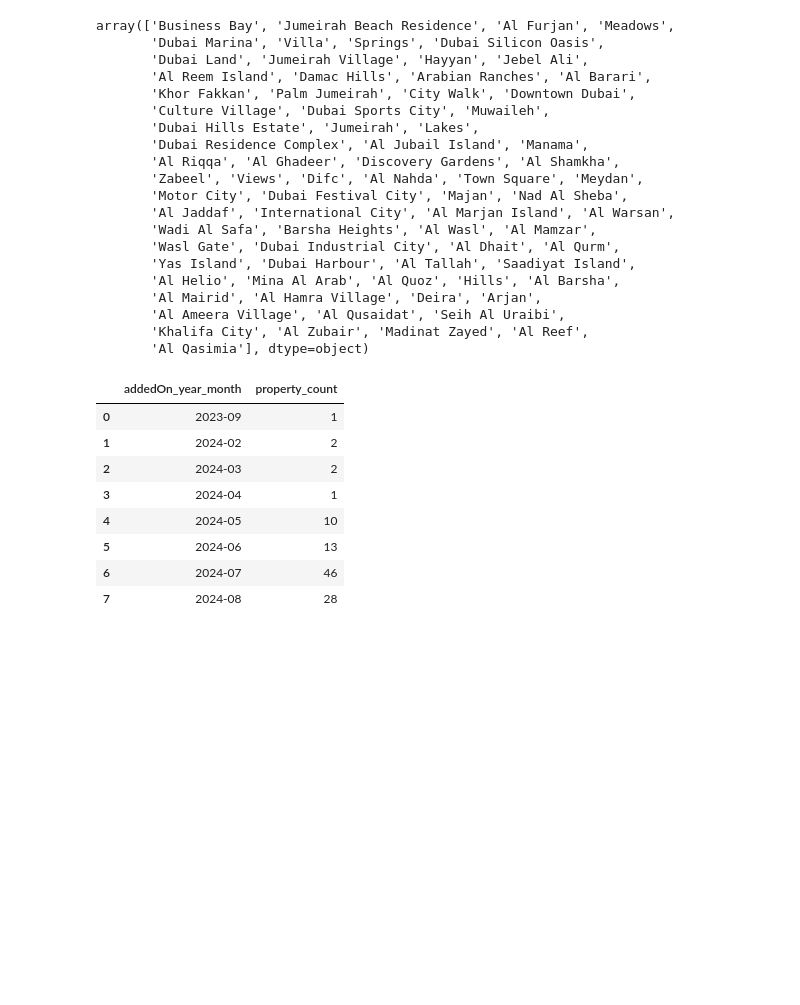
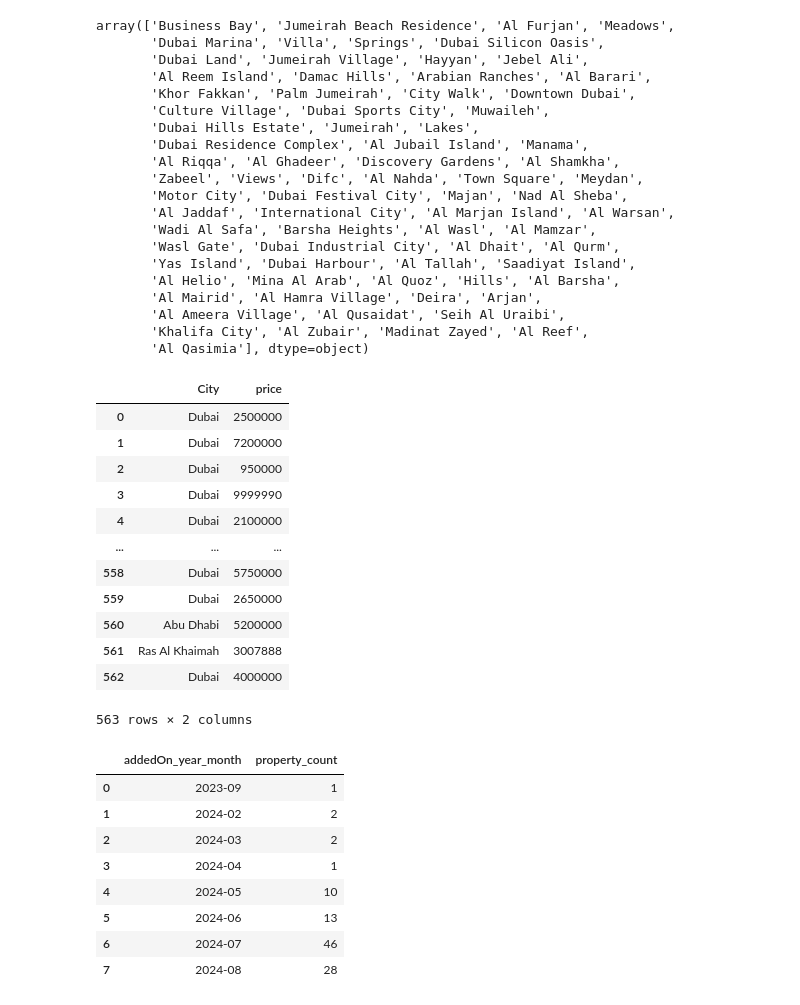
Before and after one commit to SergAnuf/AI_DUBAI_CRYPTO_CLOUD, a Jupyter notebook: notebooks/agent_with_tools.ipynb, the cells around one changed output. Drawn from its saved outputs; the diff is of its cells as text; code cells hidden in the pictures; blank space fills up the shorter version.

```diff
--- a/notebooks/agent_with_tools.ipynb
+++ b/notebooks/agent_with_tools.ipynb
@@ -148,3 +61,19 @@ array(['Business Bay', 'Jumeirah Beach Residence', 'Al Furjan', 'Meadows',
+# %%
+data_cities
+# %% [output]
+|  | City | price |
+| 0 | Dubai | 2500000 |
+| 1 | Dubai | 7200000 |
+| 2 | Dubai | 950000 |
+| 3 | Dubai | 9999990 |
+| 4 | Dubai | 2100000 |
+| ... | ... | ... |
+| 558 | Dubai | 5750000 |
+| 559 | Dubai | 2650000 |
+| 560 | Abu Dhabi | 5200000 |
+| 561 | Ras Al Khaimah | 3007888 |
+| 562 | Dubai | 4000000 |
+563 rows × 2 columns
 # %%
 df1 = pd.DataFrame(data_dict["result"])
 # %%
```
Also changed, not shown: parts of 15 cells of this notebook, 1 other file.
